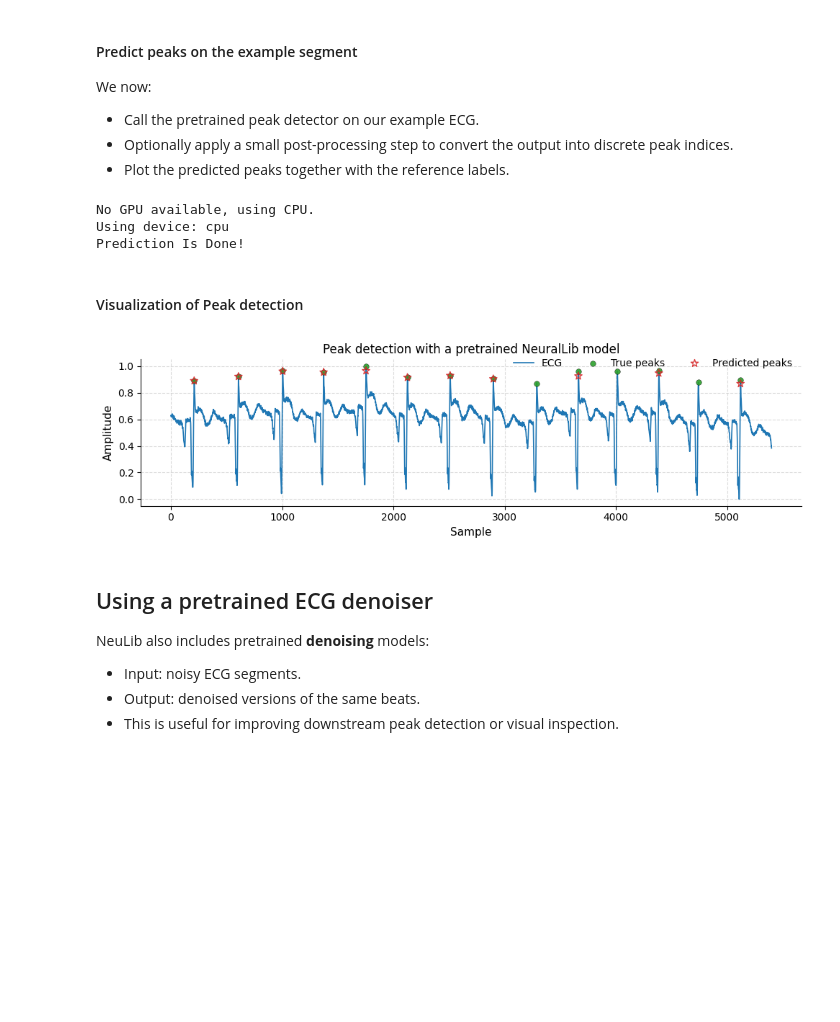
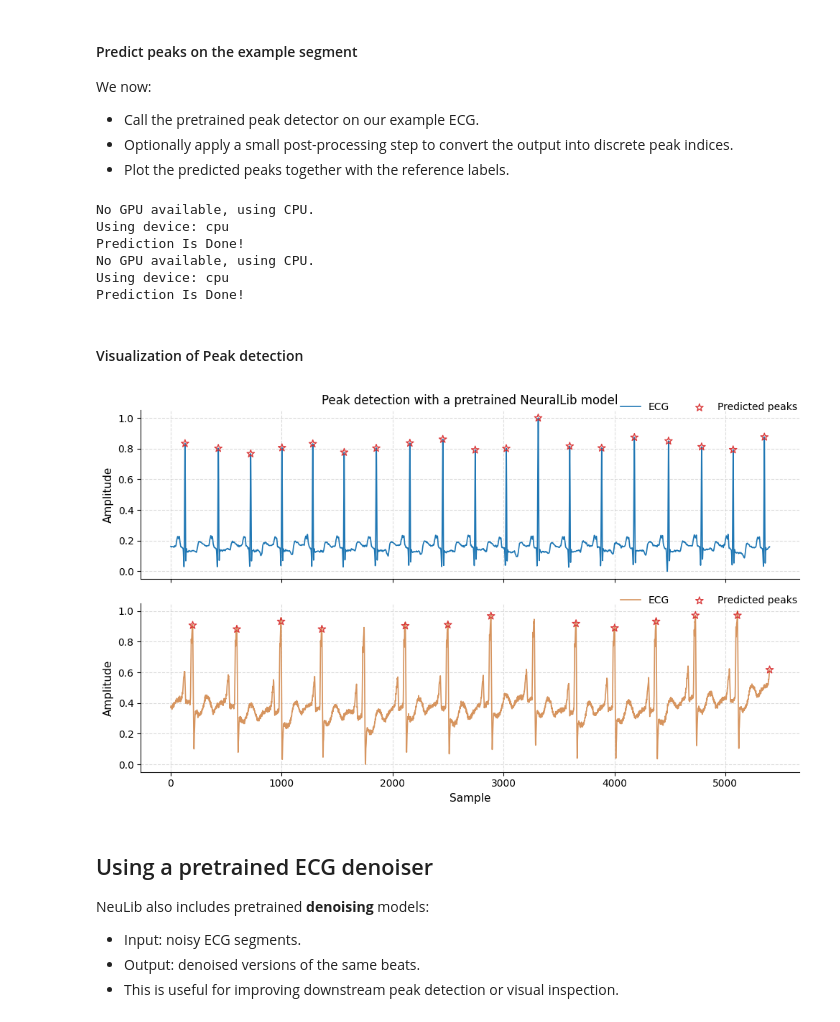
Before and after one commit to novabiosignals/NeuralLib, a Jupyter notebook: Tutorial4BIOSTEC/Biostec2_PretrainedModelUsage.ipynb, the cells around one changed output. Cells and saved outputs as stored; diff of their text form; code cells hidden in the pictures; blank space fills up the shorter version.

```diff
--- a/Tutorial4BIOSTEC/Biostec2_PretrainedModelUsage.ipynb
+++ b/Tutorial4BIOSTEC/Biostec2_PretrainedModelUsage.ipynb
@@ -107,7 +94,7 @@ Models in NeuralLib collection (novabiosignals/neurallib-deep-learning-models-fo
 ECGPeakDetector
 ECGDenoiser
 # %%
-peak_detector = mh.ProductionModel(model_name="ECGPeakDetector")
+peak_detector = mh.ProductionModel(model_name="ECGPeakDetector", hugging_repo="marianaagdias/ECGPeakDetector")
 print(peak_detector)
 
 # Check task type
@@ -145,45 +132,48 @@ We now:
 - Optionally apply a small post-processing step to convert the output into discrete peak indices.
 - Plot the predicted peaks together with the reference labels.
 # %%
-predicted_peaks = peak_detector.predict(
-    X=test_signal,
-    gpu_id=None,  # use CPU for the tutorial
-    post_process_fn=post_process_peaks_binary,  # convert logits to peak indices
-    threshold=0.5,
-    filter_peaks=True,
-)
+peaks_1 = peak_detector.predict(X=noisy_ecg1,
+    post_process_fn=post_process_peaks_binary, filter_peaks=True)
+peaks_2 = peak_detector.predict(X=noisy_ecg2,
+    post_process_fn=post_process_peaks_binary, filter_peaks=True)
 # %% [output]
 No GPU available, using CPU.
 Using device: cpu
 Prediction Is Done!
+No GPU available, using CPU.
+Using device: cpu
+Prediction Is Done!
 # %% [markdown]
 #### Visualization of Peak detection
 # %%
-fig, ax = plt.subplots(figsize=(10, 3))
+fig, (ax1, ax2) = plt.subplots(2, 1, figsize=(10, 6), sharex=True)
 
-ax.plot(test_signal,color="#1f77b4",linewidth=1.2,label="ECG",
-)
+ax1.plot(noisy_ecg1, color="#1f77b4",linewidth=1.2,label="ECG",)
 
-ax.scatter(peak_indices,test_signal[peak_indices],color="#2ca02c",s=30,
-    alpha=0.9,edgecolor="black",linewidth=0.3,zorder=3,label="True peaks")
-
-ax.scatter(
-    predicted_peaks, test_signal[predicted_peaks], facecolors="none", edgecolors="#d62728", s=60,
+ax1.scatter(
+    peaks_1, noisy_ecg1[peaks_1], facecolors="none", edgecolors="#d62728", s=60,
     marker="*", linewidth=1.0, alpha=0.9, zorder=4, label="Predicted peaks")
 
-ax.set_title("Peak detection with a pretrained NeuralLib model", fontsize=12)
-ax.set_xlabel("Sample", fontsize=11)
-ax.set_ylabel("Amplitude", fontsize=11)
+ax1.set_title("Peak detection with a pretrained NeuralLib model", fontsize=12)
+ax1.set_ylabel("Amplitude", fontsize=11)
 
-ax.spines["top"].set_visible(False); ax.spines["right"].set_visible(False)
+ax2.plot(noisy_ecg2, color="#d6945e",linewidth=1.2,label="ECG",)
+ax2.scatter(
+    peaks_2, noisy_ecg2[peaks_2], facecolors="none", edgecolors="#d62728", s=60,
+    marker="*", linewidth=1.0, alpha=0.9, zorder=4, label="Predicted peaks")
 
-ax.legend(loc="upper right", bbox_to_anchor=(1.0, 1.07),ncol=3, frameon=False, fontsize=10)
-ax.grid(True, which="both", linestyle="--", color="0.8", alpha=0.7)
+ax2.set_xlabel("Sample", fontsize=11); ax2.set_ylabel("Amplitude", fontsize=11)
+
+for ax in (ax1, ax2):
+    ax.spines["top"].set_visible(False); ax.spines["right"].set_visible(False)
+
+    ax.legend(loc="upper right", bbox_to_anchor=(1.01, 1.1),ncol=3, frameon=False, fontsize=10)
+    ax.grid(True, which="both", linestyle="--", color="0.8", alpha=0.7)
 
 plt.tight_layout()
 plt.show()
 # %% [output]
-[figure, old version]
+[figure, new version]
 # %% [markdown]
 ## Using a pretrained ECG denoiser
 
```
Also changed, not shown: parts of 9 cells of this notebook, 14 other files.
